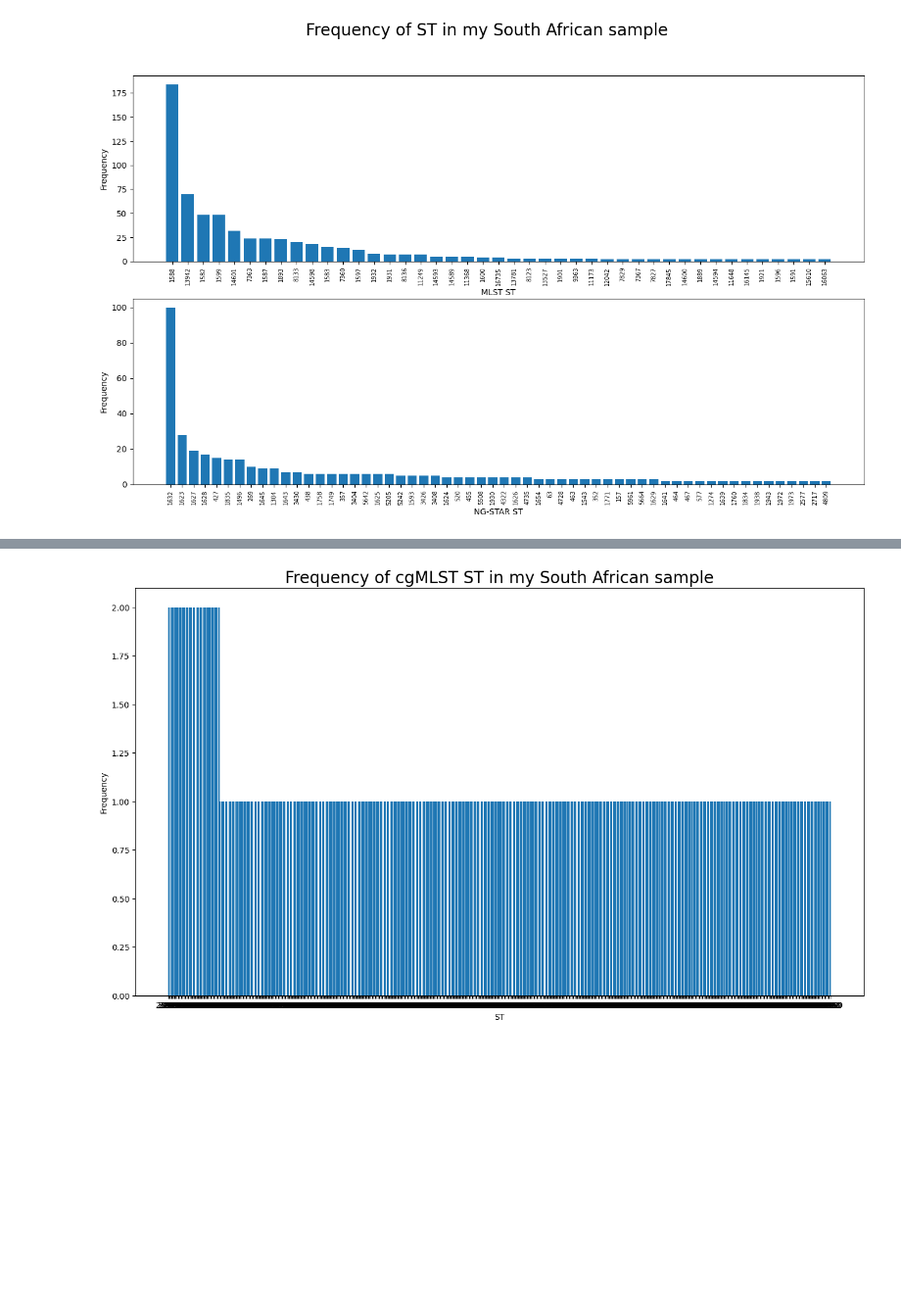
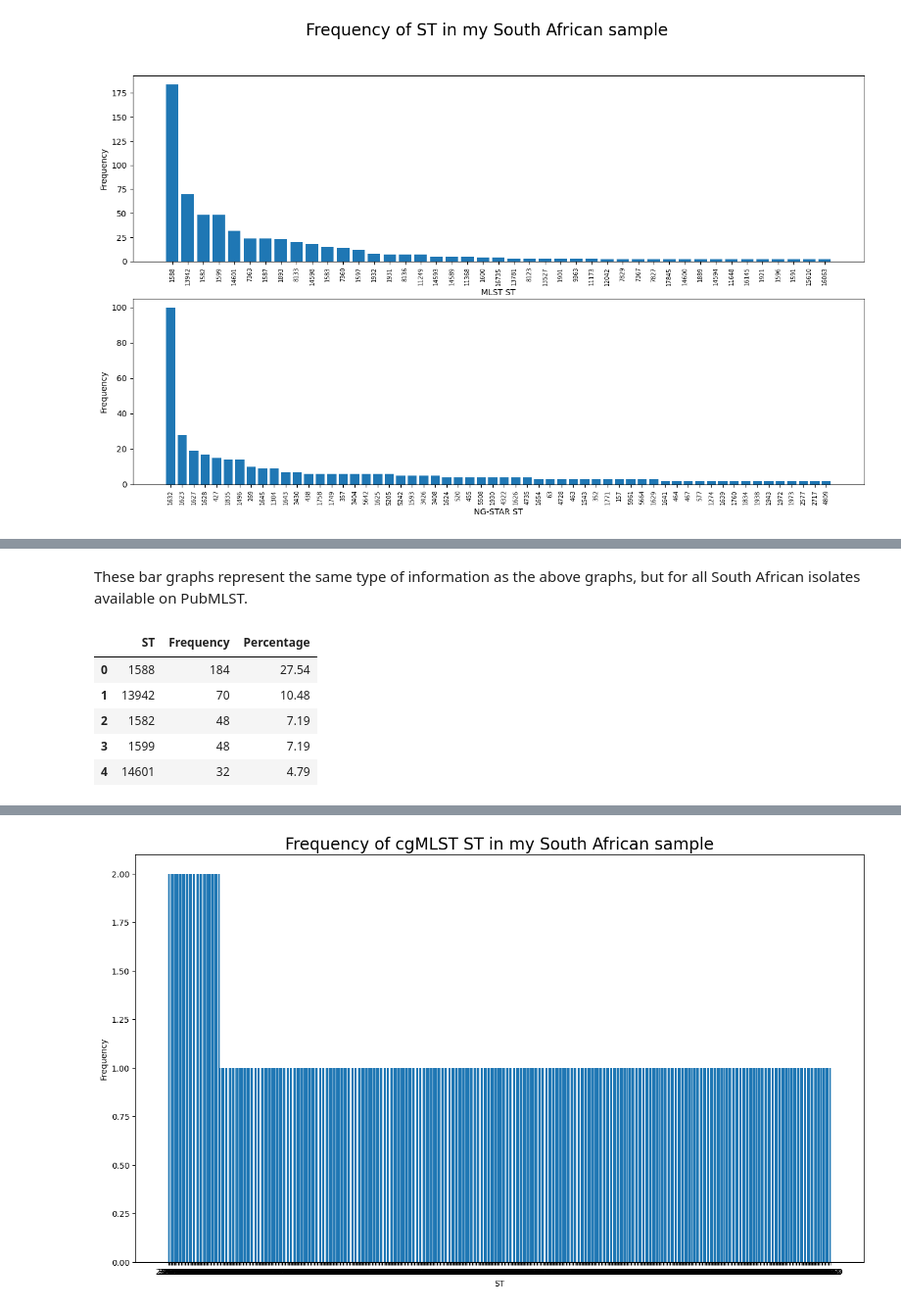
Before and after one commit to watchlotr/NGonorrhoeae_Y4, a Jupyter notebook: NG_Figures.ipynb, the cells around one changed output, grey strips where cells are left out. Shown at 98% size. Saved outputs shown, nothing was run; the diff lists cells and outputs as text; code cells hidden in the pictures; blank space fills up the shorter version.

```diff
--- a/NG_Figures.ipynb
+++ b/NG_Figures.ipynb
@@ -111,0 +122,15 @@ plt.show()
+# %% [markdown]
+These bar graphs represent the same type of information as the above graphs, but for all South African isolates available on PubMLST.
+# %%
+my_top_mlst: pd.DataFrame = my_mlst.sort_values("Frequency", ascending = False)
+
+#my_top_mlst.shape
+
+my_top_mlst.head()
+# %% [output]
+|  | ST | Frequency | Percentage |
+| 0 | 1588 | 184 | 27.54 |
+| 1 | 13942 | 70 | 10.48 |
+| 2 | 1582 | 48 | 7.19 |
+| 3 | 1599 | 48 | 7.19 |
+| 4 | 14601 | 32 | 4.79 |
```
Also changed, not shown: parts of 32 cells of this notebook, 1 other file.
